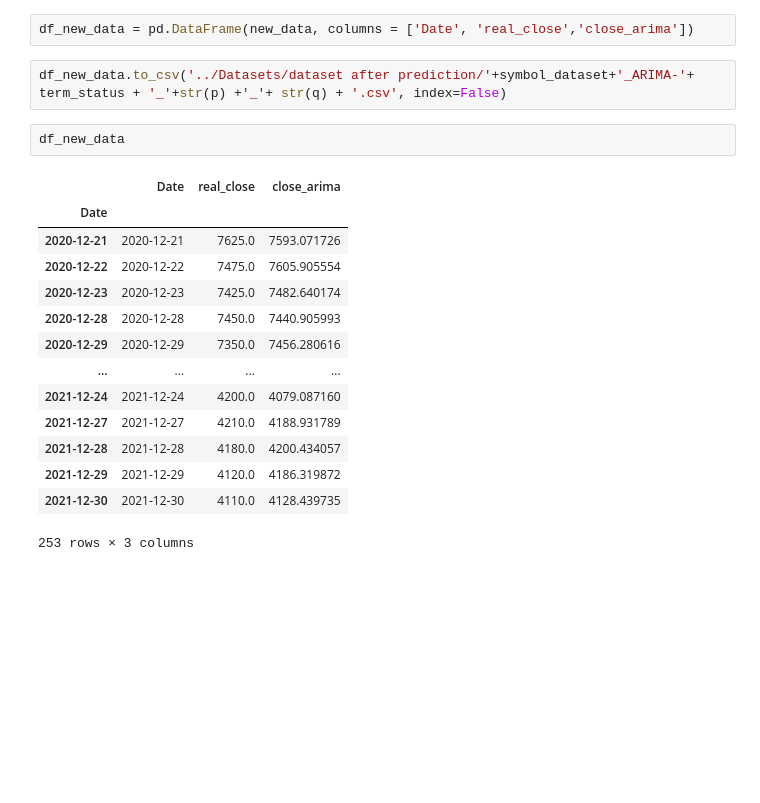
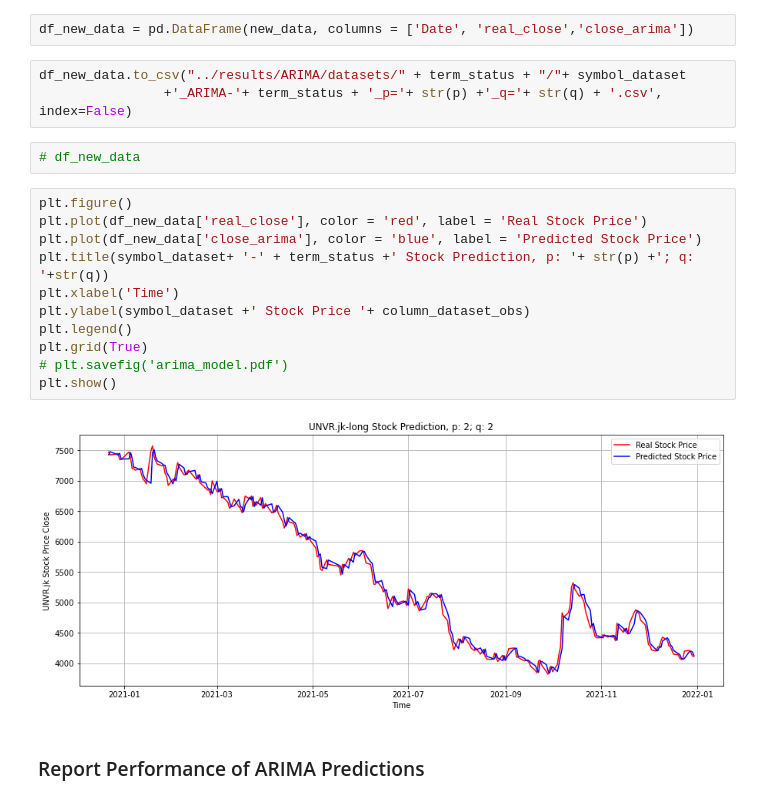
Before and after one commit to yoelagustinus/TugasAkhir, a Jupyter notebook: FINAL Codingan for TA/ARIMA TA Stock Price Prediction.ipynb, the cells around one changed output. Cells and saved outputs as stored; diff of their text form; blank space fills up the shorter version.

```diff
--- a/FINAL Codingan for TA/ARIMA TA Stock Price Prediction.ipynb
+++ b/FINAL Codingan for TA/ARIMA TA Stock Price Prediction.ipynb
@@ -216,21 +184,22 @@ new_data = {'Date': new_date,
 # %%
 df_new_data = pd.DataFrame(new_data, columns = ['Date', 'real_close','close_arima'])
 # %%
-df_new_data.to_csv('../Datasets/dataset after prediction/'+symbol_dataset+'_ARIMA-'+ term_status + '_'+str(p) +'_'+ str(q) + '.csv', index=False)
+df_new_data.to_csv("../results/ARIMA/datasets/" + term_status + "/"+ symbol_dataset
+                +'_ARIMA-'+ term_status + '_p='+ str(p) +'_q='+ str(q) + '.csv', index=False)
 # %%
-df_new_data
+# df_new_data
-# %% [output]
-|  | Date | real_close | close_arima |
-| Date |  |  |  |
-| 2020-12-21 | 2020-12-21 | 7625.0 | 7593.071726 |
-| 2020-12-22 | 2020-12-22 | 7475.0 | 7605.905554 |
-| 2020-12-23 | 2020-12-23 | 7425.0 | 7482.640174 |
-| 2020-12-28 | 2020-12-28 | 7450.0 | 7440.905993 |
-| 2020-12-29 | 2020-12-29 | 7350.0 | 7456.280616 |
-| ... | ... | ... | ... |
-| 2021-12-24 | 2021-12-24 | 4200.0 | 4079.087160 |
-| 2021-12-27 | 2021-12-27 | 4210.0 | 4188.931789 |
-| 2021-12-28 | 2021-12-28 | 4180.0 | 4200.434057 |
-| 2021-12-29 | 2021-12-29 | 4120.0 | 4186.319872 |
-| 2021-12-30 | 2021-12-30 | 4110.0 | 4128.439735 |
-253 rows × 3 columns
+# %%
+plt.figure()
+plt.plot(df_new_data['real_close'], color = 'red', label = 'Real Stock Price')
+plt.plot(df_new_data['close_arima'], color = 'blue', label = 'Predicted Stock Price')
+plt.title(symbol_dataset+ '-' + term_status +' Stock Prediction, p: '+ str(p) +'; q: '+str(q))
+plt.xlabel('Time')
+plt.ylabel(symbol_dataset +' Stock Price '+ column_dataset_obs)
+plt.legend()
+plt.grid(True)
+# plt.savefig('arima_model.pdf')
+plt.show()
+# %% [output]
+[figure, added]
+# %% [markdown]
+### Report Performance of ARIMA Predictions
```
Also changed, not shown: parts of 12 cells of this notebook.
